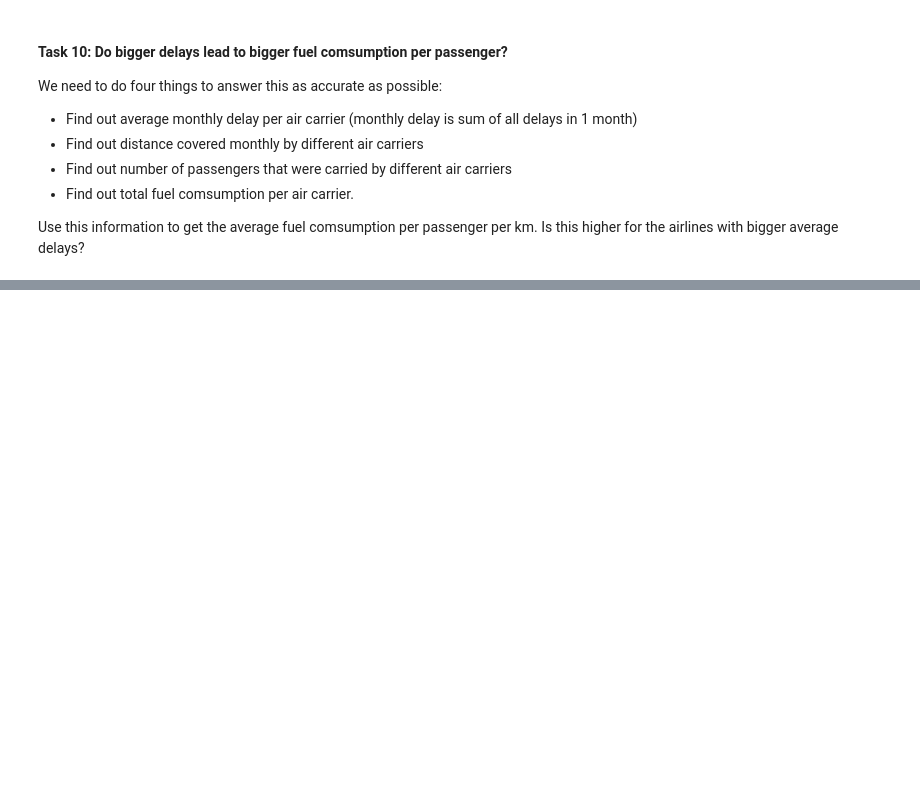
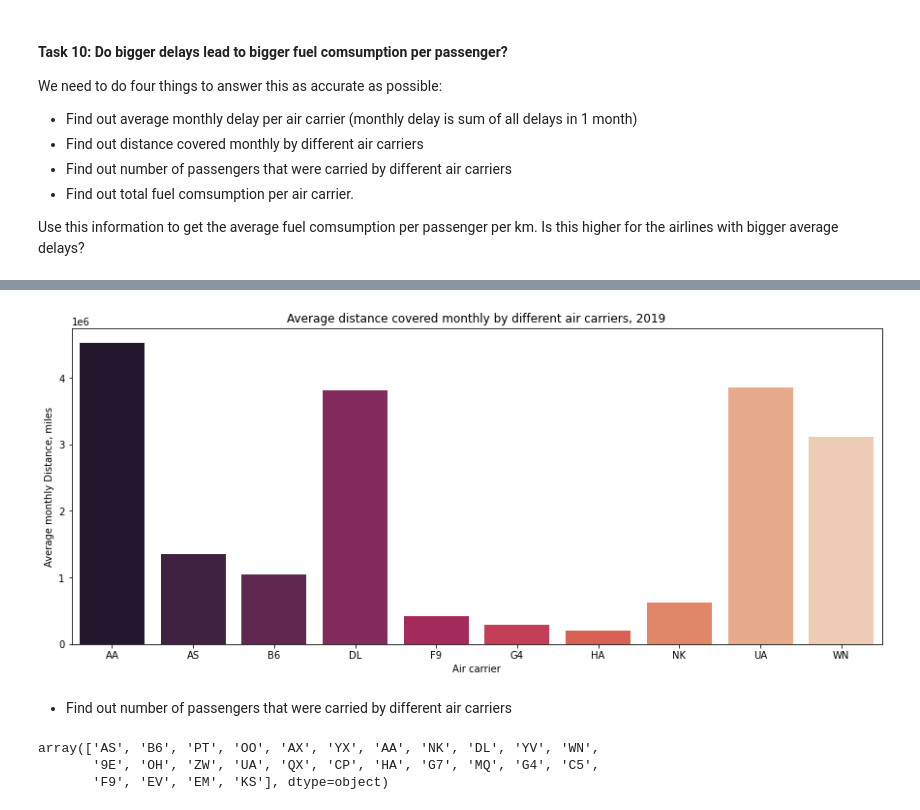
Before and after one commit to NB094/LHL_Midterm_1, a Jupyter notebook: Katrin_exploratory_analysis.ipynb, the cells around one changed output, grey strips where cells are left out. Cells and saved outputs as stored; diff of their text form; code cells hidden in the pictures; blank space fills up the shorter version.

```diff
--- a/Katrin_exploratory_analysis.ipynb
+++ b/Katrin_exploratory_analysis.ipynb
@@ -203,0 +261,3 @@ Use this information to get the average fuel comsumption per passenger per km. I
+# %%
+#extracting month
+flights_data_10_2['month'] = pd.DatetimeIndex(flights_data_10_2['fl_date']).month
@@ -203,0 +269,11 @@ Use this information to get the average fuel comsumption per passenger per km. I
+# %%
+#taking 3 columns
+flights_data_10_2 = flights_data_10_2[['mkt_carrier','month', 'distance' ]]
+# %%
+#group by each month distance (sum)
+flights_data_10_2 = flights_data_10_2.groupby(['mkt_carrier', 'month']).agg(monthly_distance = ('distance', 'sum')).reset_index()
+# %%
+#average distance covered monthly by different air carriers
+flights_data_10_2 = flights_data_10_2.groupby(['mkt_carrier']).agg(av_monthly_distance = ('monthly_distance', 'mean')).reset_index()
+flights_data_10_2['av_monthly_distance'] = flights_data_10_2['av_monthly_distance'].astype(int)
+print(flights_data_10_2)
@@ -203,0 +292,22 @@ Use this information to get the average fuel comsumption per passenger per km. I
+# %%
+x = flights_data_10_2['mkt_carrier']
+y = flights_data_10_2['av_monthly_distance'].astype(int)
+
+plt.figure(figsize=(15,6))
+sns.barplot(x=x, y=y, palette="rocket")
+plt.title("Average distance covered monthly by different air carriers, 2019")
+plt.ylabel("Average monthly Distance, miles")
+plt.xlabel("Air carrier")
+plt.show()
+# %% [output]
+[figure, added]
+# %% [markdown]
+* Find out number of passengers that were carried by different air carriers
+# %%
+#flights
+flights_data_car = pd.read_csv('flights_data_all_2019_Months.csv')
+flights_data_car['op_unique_carrier'].unique()
+# %% [output]
+array(['AS', 'B6', 'PT', 'OO', 'AX', 'YX', 'AA', 'NK', 'DL', 'YV', 'WN',
+       '9E', 'OH', 'ZW', 'UA', 'QX', 'CP', 'HA', 'G7', 'MQ', 'G4', 'C5',
+       'F9', 'EV', 'EM', 'KS'], dtype=object)
```
Also changed, not shown: parts of 22 cells of this notebook, 3 other files.
